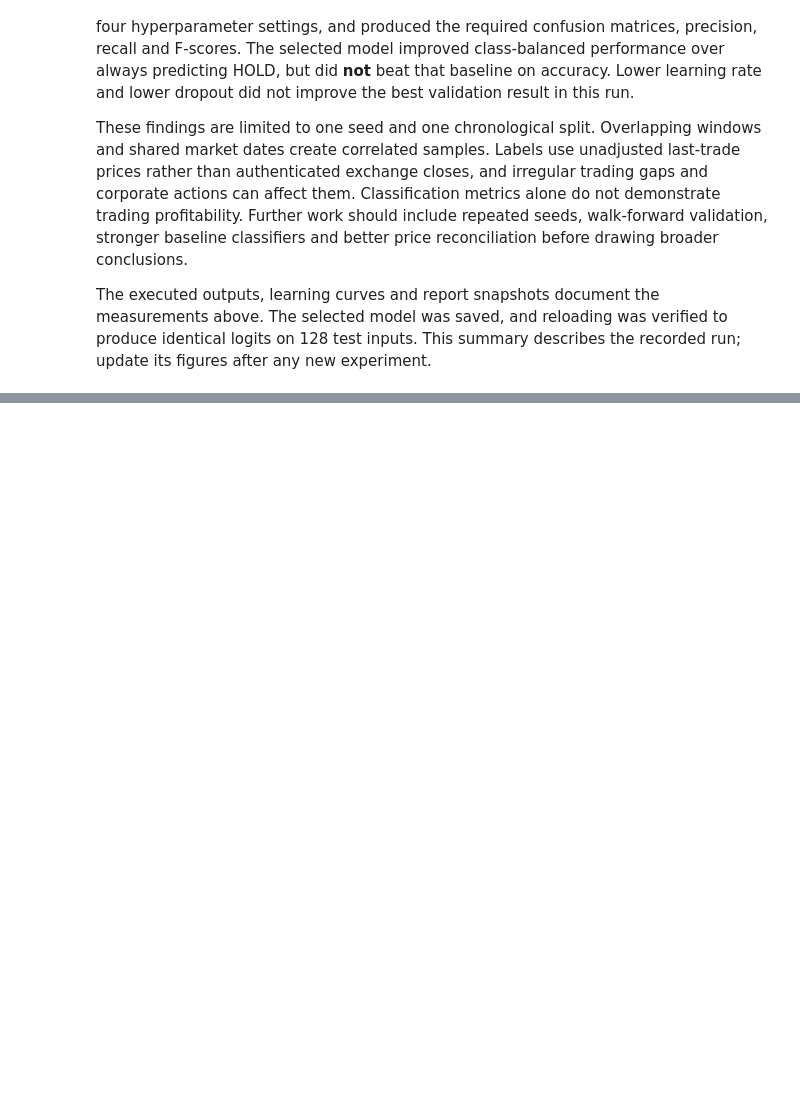
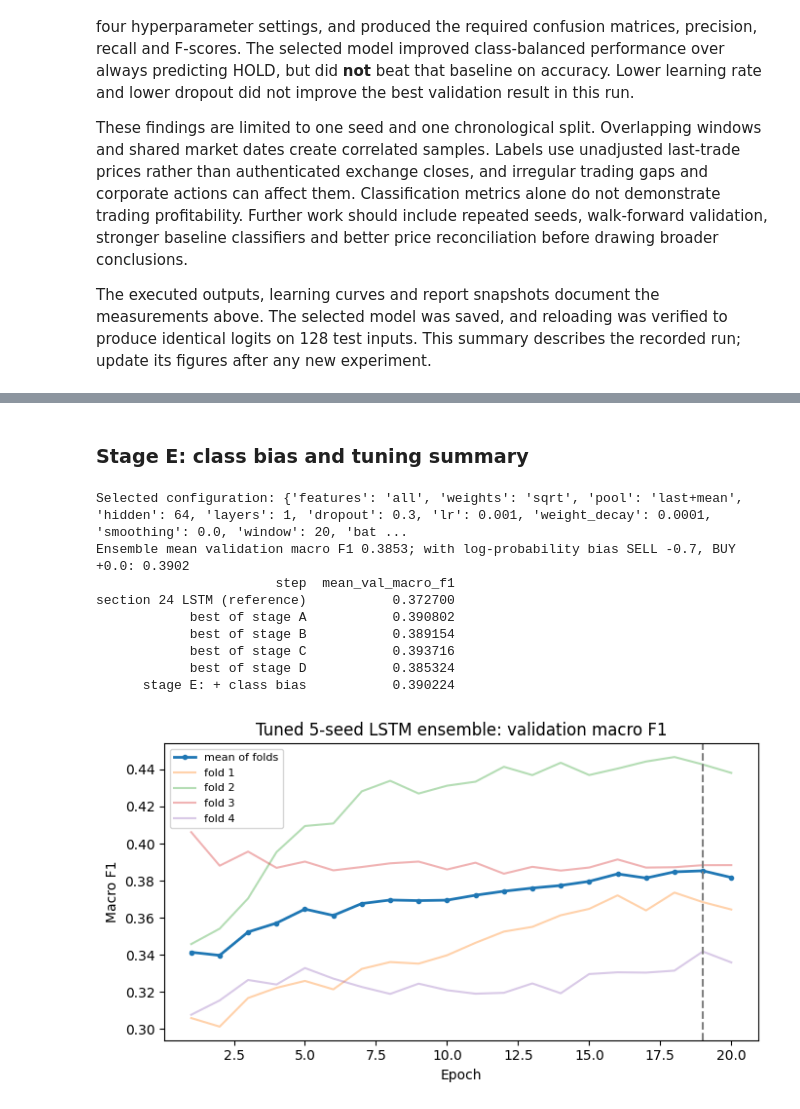
Before and after one commit to UttamChaudhary12/NepSE-Stock-Project, a Jupyter notebook: Uttam_EDA.ipynb, the cells around one changed output, grey strips where cells are left out. Drawn from its saved outputs; the diff is of its cells as text; code cells hidden in the pictures; blank space fills up the shorter version.

```diff
--- a/Uttam_EDA.ipynb
+++ b/Uttam_EDA.ipynb
@@ -800,0 +1635,14 @@ The executed outputs, learning curves and report snapshots document the measurem
+# %%
+TUNE_SEEDS = (42, 7, 123, 2024, 99)
+candidates = []
+for r in sorted(tuning_log, key=lambda r: r['mean_val_macro_f1'], reverse=True):
+    cfg = {k: r[k] for k in BASE}
+    if cfg not in candidates:
+        candidates.append(cfg)
+    if len(candidates) == 3:
+        break
+print('Stage D: 5-seed ensembles of the three best single-seed configurations')
+ensembles = [evaluate('D', cfg, TUNE_SEEDS) for cfg in candidates]
+best_index = int(np.argmax([e['mean_f1'] for e in ensembles]))
+LSTM_CFG, ens = candidates[best_index], ensembles[best_index]
+LSTM_EPOCHS = ens['epoch']
@@ -800,0 +1654,42 @@ The executed outputs, learning curves and report snapshots document the measurem
+# %% [markdown]
+### Stage E: class bias and tuning summary
+# %%
+grid = np.round(np.linspace(-1, 1, 21), 2)
+def biased(probs, bias):
+    return (np.log(probs + 1e-9) + bias).argmax(1)
+bias_scores = {(bs, bb): np.mean([macro_f1(Y[f['val']], biased(ens['probs'][i], np.array([bs, 0, bb])))
+                                  for i, f in enumerate(FOLDS)])
+               for bs in grid for bb in grid}
+(b_sell, b_buy), bias_f1 = max(bias_scores.items(), key=lambda kv: kv[1])
+LSTM_BIAS = np.array([b_sell, 0., b_buy])
+print(f'Selected configuration: {LSTM_CFG}, {LSTM_EPOCHS} epochs, {len(TUNE_SEEDS)} seeds')
+print(f"Ensemble mean validation macro F1 {ens['mean_f1']:.4f}; with log-probability bias "
+      f'SELL {b_sell:+.1f}, BUY {b_buy:+.1f}: {bias_f1:.4f}')
+tuning = pd.DataFrame(tuning_log)
+tuning.to_csv(OUT2/'lstm_tuning_log.csv', index=False)
+summary_rows = [dict(step='section 24 LSTM (reference)', mean_val_macro_f1=0.3727)]
+summary_rows += [dict(step=f'best of stage {s}', mean_val_macro_f1=tuning[tuning.stage == s].mean_val_macro_f1.max())
+                 for s in 'ABCD']
+summary_rows.append(dict(step='stage E: + class bias', mean_val_macro_f1=bias_f1))
+print(pd.DataFrame(summary_rows).to_string(index=False))
+fig, ax = plt.subplots(figsize=(7, 4))
+ax.plot(range(1, TUNE_EPOCHS + 1), ens['curve'].mean(0), marker='.', lw=2, label='mean of folds')
+for i, c in enumerate(ens['curve']):
+    ax.plot(range(1, TUNE_EPOCHS + 1), c, alpha=.35, label=f'fold {i+1}')
+ax.axvline(LSTM_EPOCHS, color='gray', ls='--')
+ax.set(title='Tuned 5-seed LSTM ensemble: validation macro F1', xlabel='Epoch', ylabel='Macro F1')
+ax.legend(fontsize=8)
+fig.tight_layout()
+fig.savefig(OUT2/'lstm_tuned_curves.png', dpi=160)
+plt.show()
+# %% [output]
+Selected configuration: {'features': 'all', 'weights': 'sqrt', 'pool': 'last+mean', 'hidden': 64, 'layers': 1, 'dropout': 0.3, 'lr': 0.001, 'weight_decay': 0.0001, 'smoothing': 0.0, 'window': 20, 'bat ...
+Ensemble mean validation macro F1 0.3853; with log-probability bias SELL -0.7, BUY +0.0: 0.3902
+                       step  mean_val_macro_f1
+section 24 LSTM (reference)           0.372700
+            best of stage A           0.390802
+            best of stage B           0.389154
+            best of stage C           0.393716
+            best of stage D           0.385324
+      stage E: + class bias           0.390224
+[figure, added]
```
Also changed, not shown: parts of 45 cells of this notebook, 31 other files.
